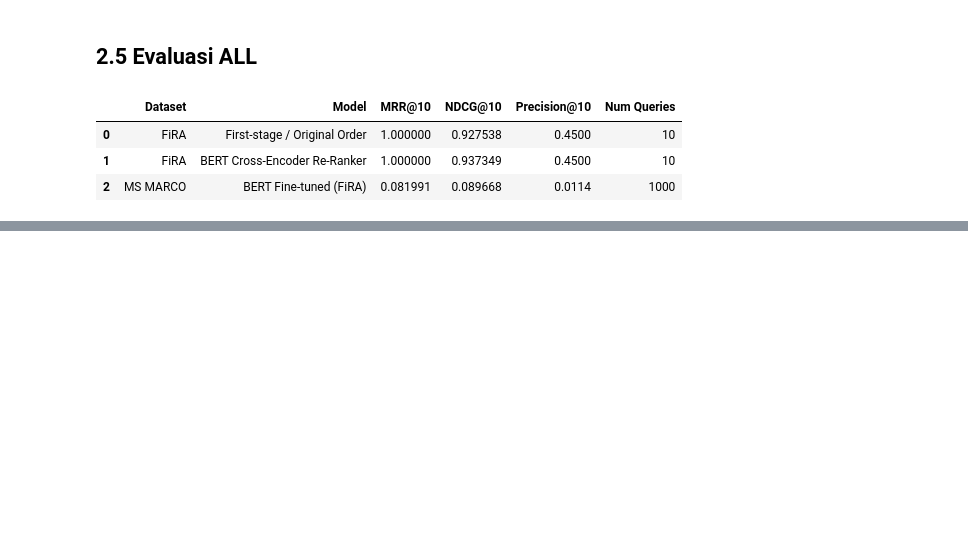
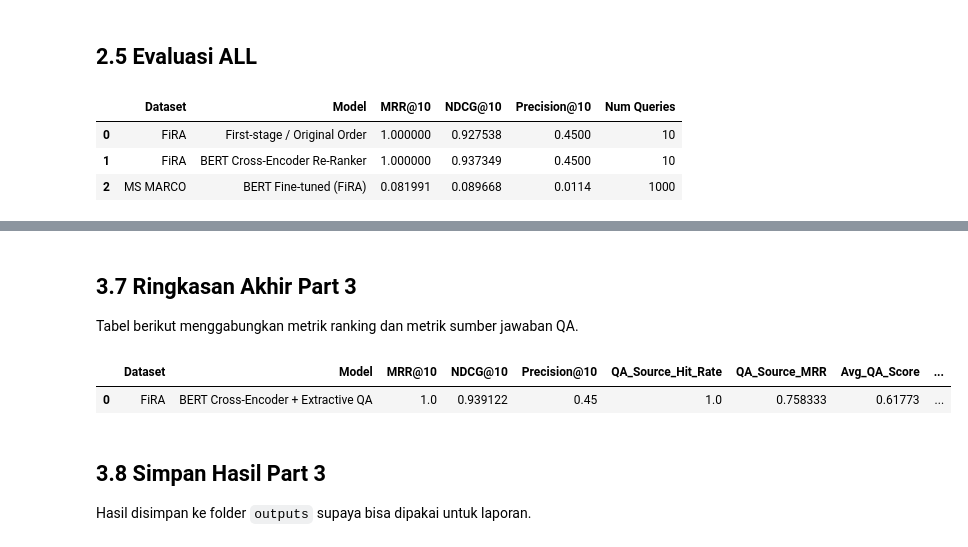
Before and after one commit to teranixbq/IR-BERT-Transformer, a Jupyter notebook: notebooks/Neural_IR_Exercise.ipynb, the cells around one changed output, grey strips where cells are left out. Cells and saved outputs as stored; diff of their text form; code cells hidden in the pictures; blank space fills up the shorter version.

```diff
--- a/notebooks/Neural_IR_Exercise.ipynb
+++ b/notebooks/Neural_IR_Exercise.ipynb
@@ -983,0 +952,21 @@ print(result)
+# %%
+from transformers import AutoTokenizer, AutoModelForQuestionAnswering
+import torch
+from src.extractive_qa import ManualExtractiveQAPipeline
+
+QA_MODEL_NAME = "deepset/roberta-base-squad2"
+
+DEVICE = torch.device("cuda" if torch.cuda.is_available() else "cpu")
+print("Device:", DEVICE)
+print("QA model:", QA_MODEL_NAME)
+
+
+qa_pipeline = ManualExtractiveQAPipeline(
+    model_name=QA_MODEL_NAME,
+    device=DEVICE,
+    max_seq_len=384,
+    doc_stride=128,
+    n_best_size=20,
+)
+
+print("Manual Extractive QA siap digunakan.")
@@ -983,0 +1463,27 @@ print(result)
+# %% [markdown]
+## 3.7 Ringkasan Akhir Part 3
+
+Tabel berikut menggabungkan metrik ranking dan metrik sumber jawaban QA.
+# %%
+part3_summary_df = pd.DataFrame([
+    {
+        "Dataset": PART3_DATASET,
+        "Model": "BERT Cross-Encoder + Extractive QA",
+        "MRR@10": part3_ranking_metrics.get("MRR@10", 0.0),
+        "NDCG@10": part3_ranking_metrics.get("NDCG@10", 0.0),
+        "Precision@10": part3_ranking_metrics.get("Precision@10", 0.0),
+        "QA_Source_Hit_Rate": part3_qa_source_metrics.get("QA_Source_Hit_Rate", 0.0),
+        "QA_Source_MRR": part3_qa_source_metrics.get("QA_Source_MRR", 0.0),
+        "Avg_QA_Score": part3_qa_source_metrics.get("Avg_QA_Score", 0.0),
+        "Num Queries": part3_ranking_metrics.get("num_queries", 0)
+    }
+])
+
+display(part3_summary_df)
+# %% [output]
+|  | Dataset | Model | MRR@10 | NDCG@10 | Precision@10 | QA_Source_Hit_Rate | QA_Source_MRR | Avg_QA_Score | ... |
+| 0 | FiRA | BERT Cross-Encoder + Extractive QA | 1.0 | 0.939122 | 0.45 | 1.0 | 0.758333 | 0.61773 | ... |
+# %% [markdown]
+## 3.8 Simpan Hasil Part 3
+
+Hasil disimpan ke folder `outputs` supaya bisa dipakai untuk laporan.
```
Also changed, not shown: parts of 26 cells of this notebook, 1 other file.
